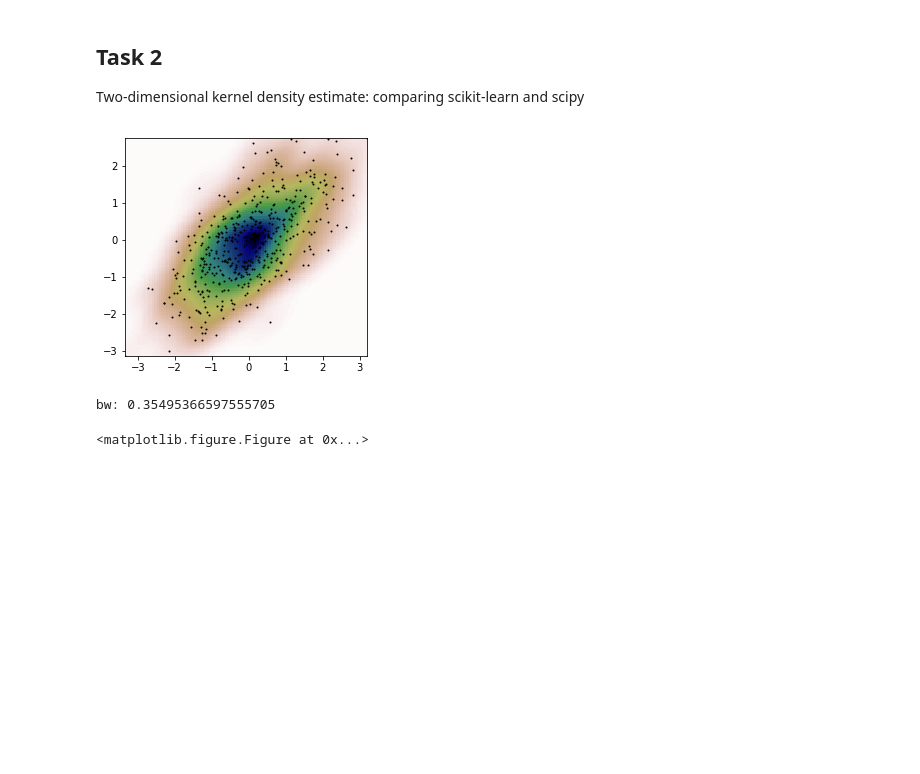
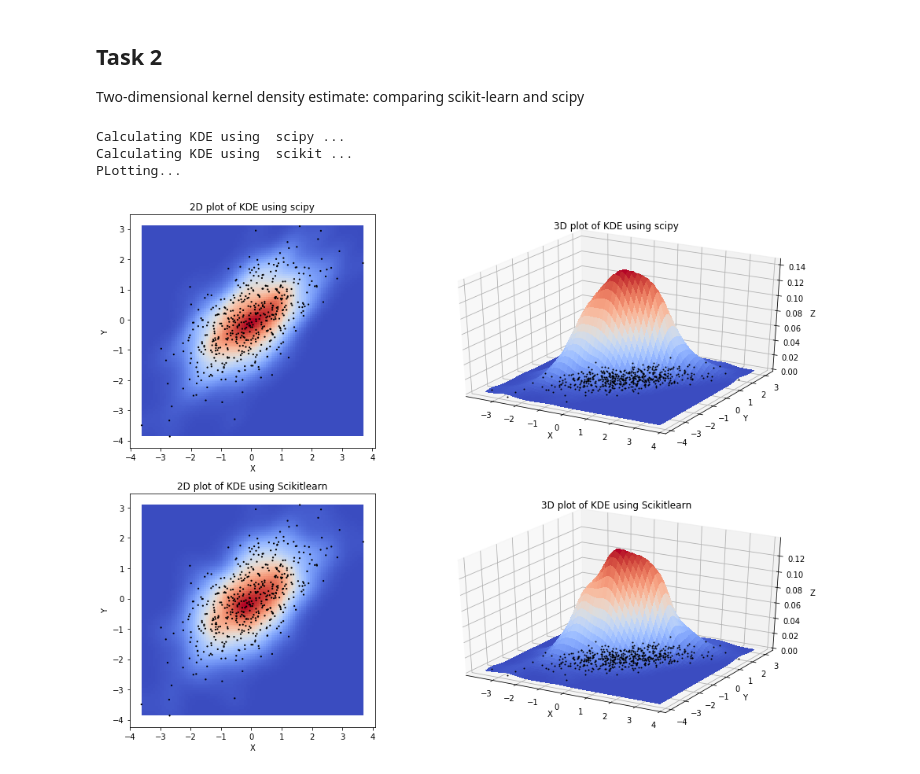
Before and after one commit to debaraj-barua/LearningAndAdaptivity-ss18, a Jupyter notebook: Assignment03/src/LA03_Ex1_GausHist.ipynb, the cells around one changed output. Drawn from its saved outputs; the diff is of its cells as text; code cells hidden in the pictures; blank space fills up the shorter version.

```diff
--- a/Assignment03/src/LA03_Ex1_GausHist.ipynb
+++ b/Assignment03/src/LA03_Ex1_GausHist.ipynb
@@ -52,57 +40,0 @@ ymax = sample2.max()
-# %%
-#scipy:
-X, Y = np.mgrid[xmin:xmax:100j, ymin:ymax:100j]
-positions = np.vstack([X.ravel(), Y.ravel()])
-values = np.vstack([sample1, sample2])
-kernel = stats.gaussian_kde(values)
-Z = np.reshape(kernel(positions).T, X.shape)
-
-fig, ax = plt.subplots()
-ax.imshow(np.rot90(Z), cmap=plt.cm.gist_earth_r,
-          extent=[xmin, xmax, ymin, ymax])
-ax.plot(sample1, sample2, 'k.', markersize=2)
-ax.set_xlim([xmin, xmax])
-ax.set_ylim([ymin, ymax])
-plt.show()
-# %% [output]
-[figure, removed]
-# %%
-#scikitlearn
-
-xy = np.vstack([sample1,sample2])
-
-d = xy.shape[0]
-n = xy.shape[1]
-bw = (n * (d + 2) / 4.)**(-1. / (d + 4)) # silverman
-#bw = n**(-1./(d+4)) # scott
-print('bw: {}'.format(bw))
-
-kde = KernelDensity(bandwidth=bw, metric='euclidean',
-                    kernel='gaussian', algorithm='ball_tree')
-kde.fit(xy.T)
-
-xmin = sample1.min()
-xmax = sample1.max()
-ymin = sample2.min()
-ymax = sample2.max()
-
-X, Y = np.mgrid[xmin:xmax:100j, ymin:ymax:100j]
-positions = np.vstack([X.ravel(), Y.ravel()])
-
-Z = np.reshape(np.exp(kde.score_samples(positions.T)), X.shape)
-
-ax.imshow(np.rot90(Z), cmap=plt.cm.viridis,
-          extent=[xmin, xmax, ymin, ymax])
-
-ax.scatter(sample1, sample2, c='k', s=5, edgecolor='')
-ax.set_xlabel('$x$')
-ax.set_ylabel('$y$')
-ax.set_title('scikit-learn')
-
-plt.tight_layout()
-
-plt.savefig('kde.png')
-plt.show()
-# %% [output]
-bw: 0.35495366597555705
-<matplotlib.figure.Figure at 0x...>
@@ -108,0 +137,11 @@ bw: 0.35495366597555705
+# %%
+compareKDE = KDE()
+Z_scipy = compareKDE.findKDE(library="scipy")
+Z_scikit = compareKDE.findKDE(library="scikit")
+print("PLotting...")
+compareKDE.plot_all(Z_scikit=Z_scikit,Z_scipy=Z_scipy)
+# %% [output]
+Calculating KDE using  scipy ...
+Calculating KDE using  scikit ...
+PLotting...
+[figure, added]
```
Also changed, not shown: parts of 5 cells of this notebook, 1 other file.
